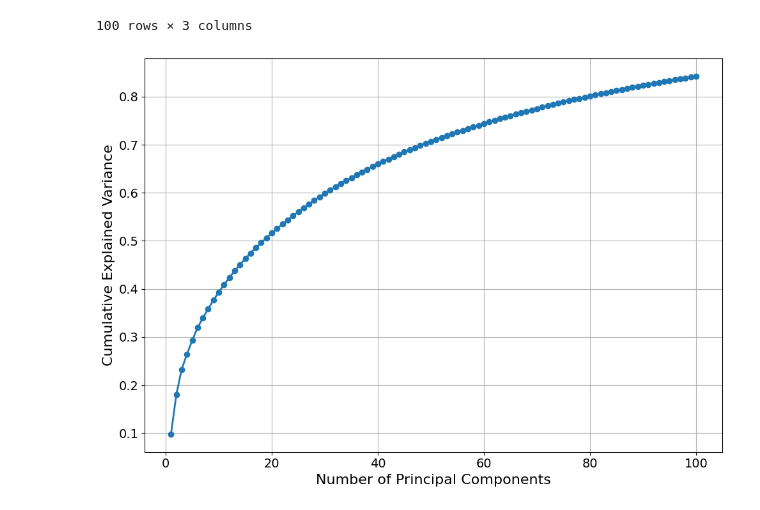
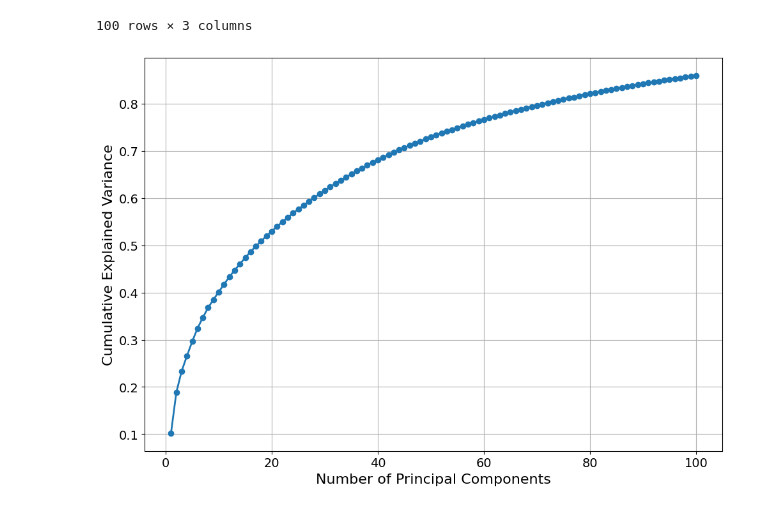
Before and after one commit to TheSharkhead2/llm_text_embedding, a Jupyter notebook: Embeddings&Visualizations.ipynb, the cells around one changed output. Drawn from its saved outputs; the diff is of its cells as text; code cells hidden in the pictures.

```diff
--- a/Embeddings&Visualizations.ipynb
+++ b/Embeddings&Visualizations.ipynb
@@ -1511,23 +1511,23 @@ output_df
 # %%
 from sklearn.decomposition import PCA
 import matplotlib.pyplot as plt
 import numpy as np
 
 pca = PCA(n_components=100)
-pca.fit(embeddings_arxivTitles)
+pca.fit(embeddings_Wiki1M)
 
 cumulative_variance = np.cumsum(pca.explained_variance_ratio_)
 
 plt.figure(figsize=(10, 7))
 plt.plot(range(1, len(cumulative_variance) + 1), cumulative_variance, marker='o', linewidth=2)
 
 plt.xlabel('Number of Principal Components', fontsize=16)
 plt.ylabel('Cumulative Explained Variance', fontsize=16)
 plt.xticks(fontsize=14)
 plt.yticks(fontsize=14)
 plt.grid(True)
 plt.tight_layout()
 plt.savefig('/content/drive/MyDrive/Parameter_Training:Wiki1M/Wiki1M_cumulativeVariance_pca.png')
 plt.show()
 # %% [output]
-[figure, old version]
+[figure, new version]
```
